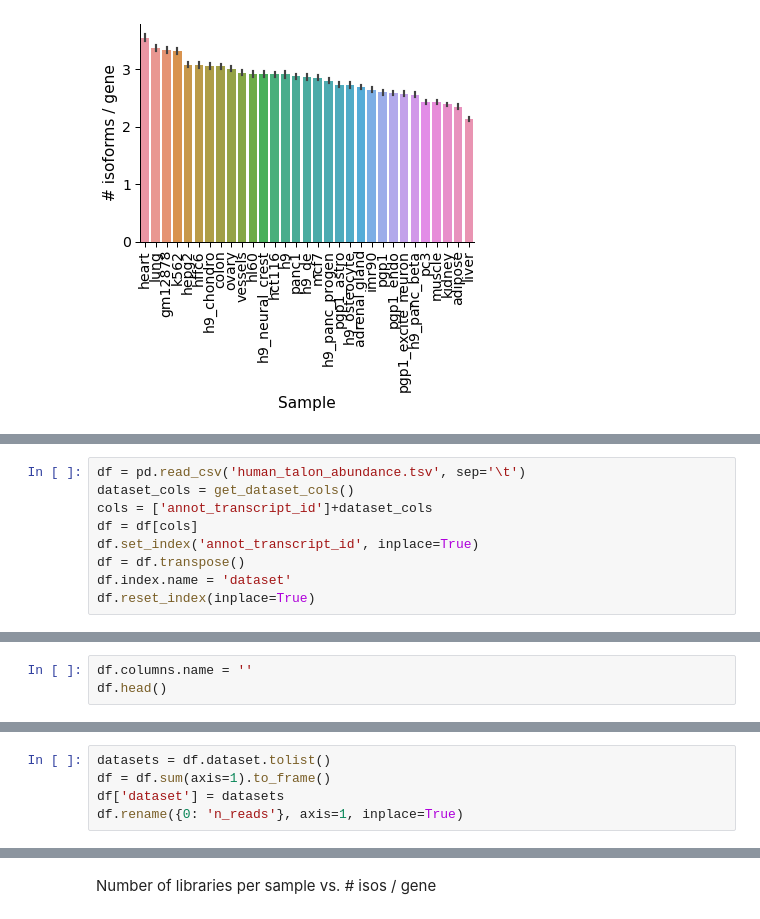
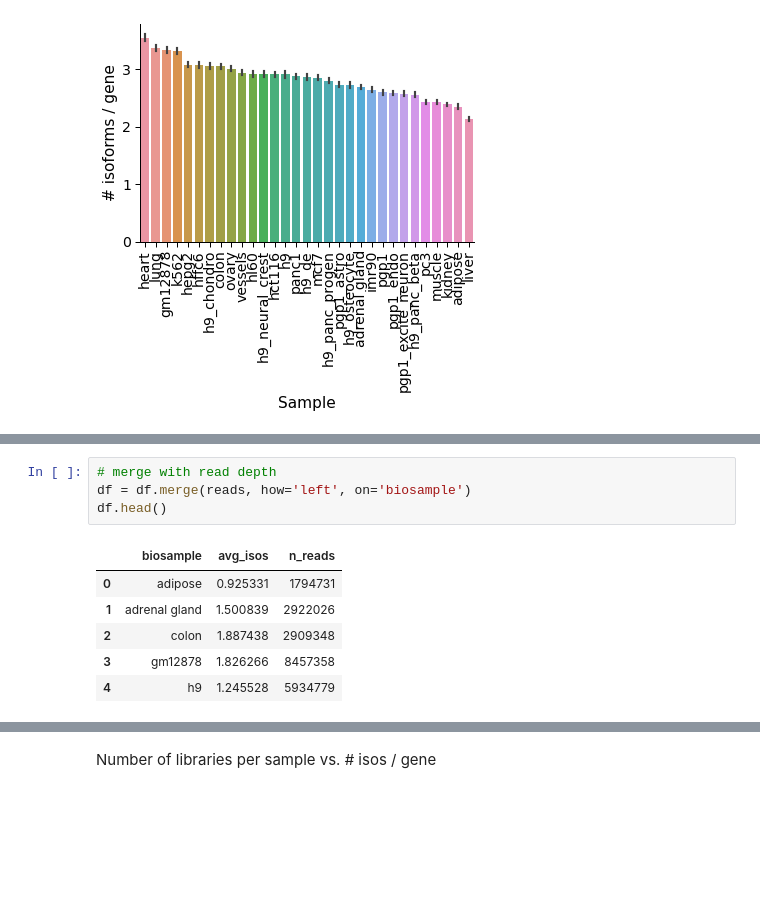
Before and after one commit to fairliereese/rnawg, a Jupyter notebook: lr_bulk/talon/iso_det.ipynb, the cells around one changed output, grey strips where cells are left out. Drawn from its saved outputs; the diff is of its cells as text; blank space fills up the shorter version.

```diff
--- a/lr_bulk/talon/iso_det.ipynb
+++ b/lr_bulk/talon/iso_det.ipynb
@@ -391,9 +422,0 @@ tissue_df.loc[tissue_df.tissue == 'adipose']
-# %%
-df = pd.read_csv('human_talon_abundance.tsv', sep='\t')
-dataset_cols = get_dataset_cols()
-cols = ['annot_transcript_id']+dataset_cols
-df = df[cols]
-df.set_index('annot_transcript_id', inplace=True)
-df = df.transpose()
-df.index.name = 'dataset'
-df.reset_index(inplace=True)
@@ -410,3 +422,0 @@ df.head()
-# %%
-df.columns.name = ''
-df.head()
@@ -421,5 +422,0 @@ df.head()
-# %%
-datasets = df.dataset.tolist()
-df = df.sum(axis=1).to_frame()
-df['dataset'] = datasets
-df.rename({0: 'n_reads'}, axis=1, inplace=True)
@@ -476,0 +423,11 @@ dtype: int64
+# %%
+# merge with read depth
+df = df.merge(reads, how='left', on='biosample')
+df.head()
+# %% [output]
+|  | biosample | avg_isos | n_reads |
+| 0 | adipose | 0.925331 | 1794731 |
+| 1 | adrenal gland | 1.500839 | 2922026 |
+| 2 | colon | 1.887438 | 2909348 |
+| 3 | gm12878 | 1.826266 | 8457358 |
+| 4 | h9 | 1.245528 | 5934779 |
```
Also changed, not shown: parts of 15 cells of this notebook, 1 other file.
